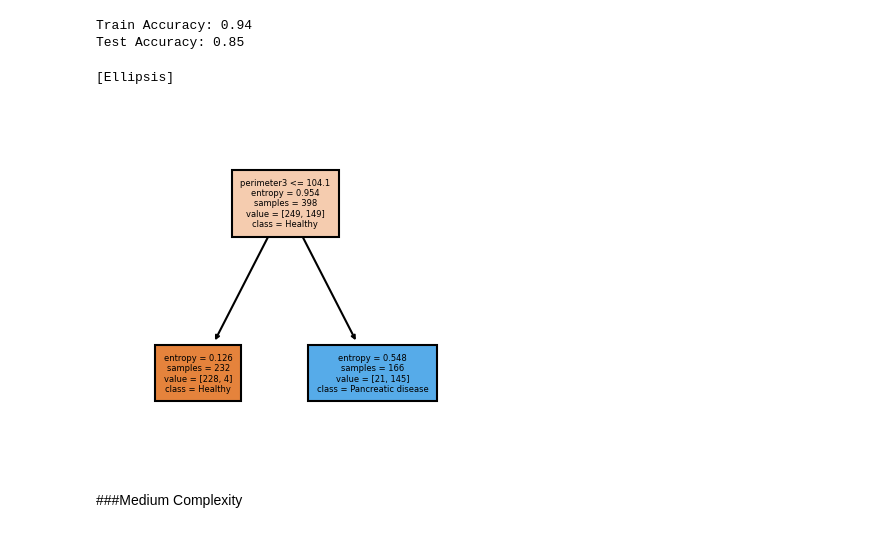
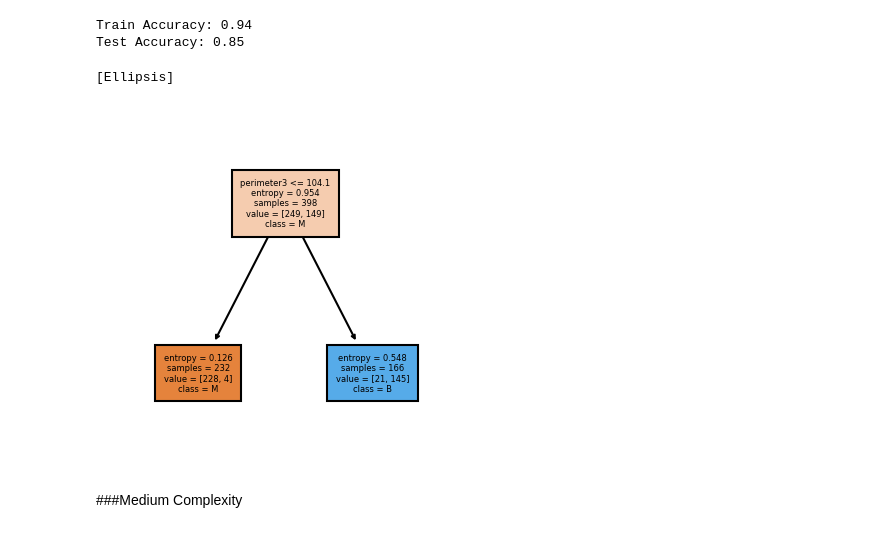
Before and after one commit to IndraniMandal/New-Revisions, a Jupyter notebook: Model_Evaluation.ipynb, the cells around one changed output. Cells and saved outputs as stored; diff of their text form; code cells hidden in the pictures.

```diff
--- a/Model_Evaluation.ipynb
+++ b/Model_Evaluation.ipynb
@@ -245,7 +245,7 @@ Name: Diagnosis, dtype: int64
 # %% [markdown]
 ###Split the data
 # %%
-features= cancer_data.drop('Diagnosis', axis=1) # drop the target column
+features= cancer_data.drop(['ID','Diagnosis'], axis=1) # drop the target column
 target = cancer_data.Diagnosis
 # %%
 from sklearn.model_selection import train_test_split
@@ -264,15 +264,18 @@ print("Test Accuracy: {:3.2f}".format(accuracy_score(y_test, pred_test_low)))
 Train Accuracy: 0.94
 Test Accuracy: 0.85
 # %%
+# Visualize the decision tree model
+import matplotlib.pyplot as plt  # visualization library
+from sklearn.tree import plot_tree
 fig, axes = plt.subplots(1, 1, figsize=(3,3), dpi=150)
 plot_tree(dtree_low, fontsize=4, filled=True,
                max_depth=3,
                feature_names= features.columns,
-               class_names= ['Healthy','Pancreatic disease','Pancreatic Cancer'])
+               class_names= list(cancer_data['Diagnosis'].unique()))
 [...]
 # %% [output]
 [Ellipsis]
-[figure, old version]
+[figure, new version]
 # %% [markdown]
 ###Medium Complexity
 # %%
```
Also changed, not shown: parts of 7 cells of this notebook.
